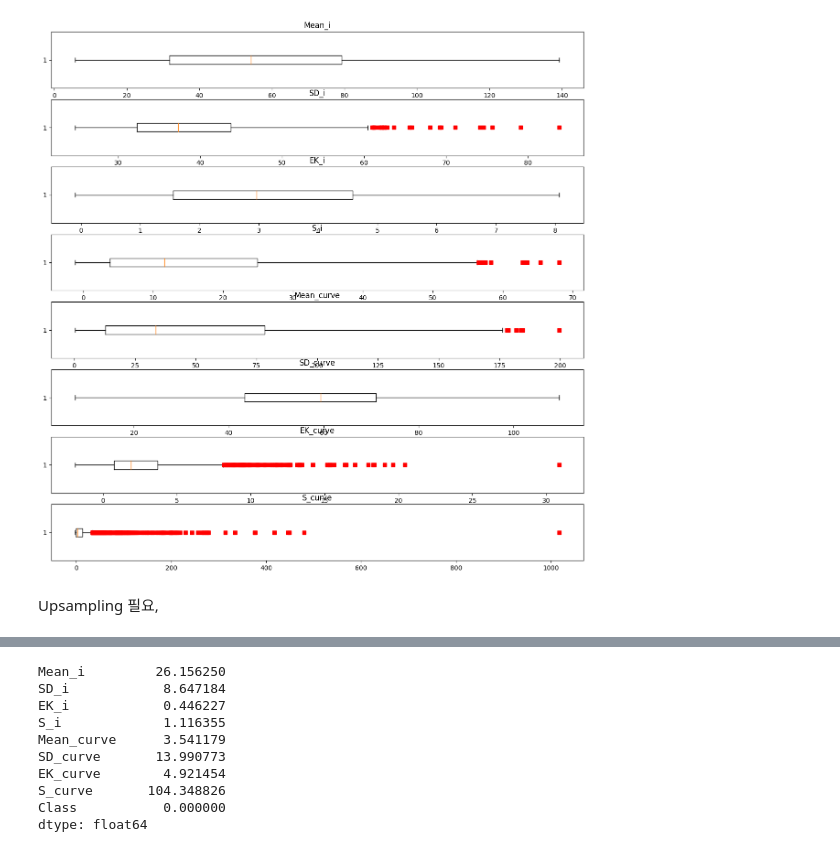
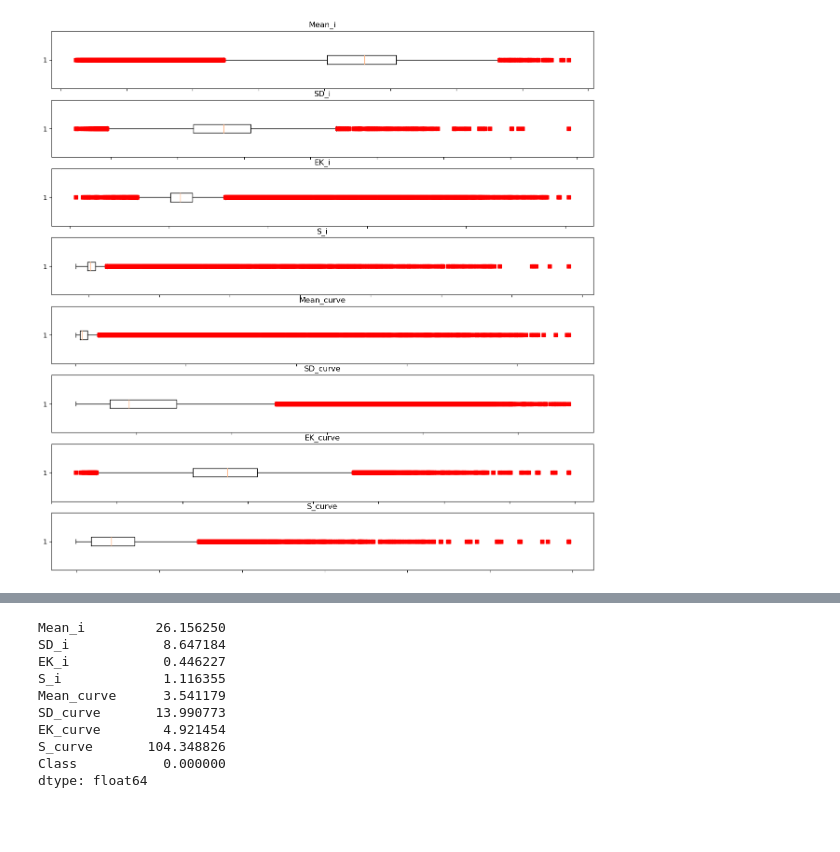
Before and after one commit to AI-18-6-10/Project1-practice, a Jupyter notebook: EDA/star_EDA.ipynb, the cells around one changed output, grey strips where cells are left out. Drawn from its saved outputs; the diff is of its cells as text; code cells hidden in the pictures; blank space fills up the shorter version.

```diff
--- a/EDA/star_EDA.ipynb
+++ b/EDA/star_EDA.ipynb
@@ -18,5 +67,5 @@ from sklearn.inspection import permutation_importance
 from sklearn.tree import DecisionTreeClassifier
 from xgboost import XGBClassifier
 
-
-bc_data = pd.read_csv('binary_classification_data.csv')
+path = '../binary_classification_data.csv'
+bc_data = pd.read_csv(path)
@@ -131,0 +159,12 @@ df.tail()
+# %%
+# 파이 차트 그리기
+df = bc_data.copy()
+display(df['Class'].value_counts())
+plt.figure(figsize=(6, 6))
+sns.set_palette("pastel")  # 색상 팔레트 지정
+df['Class'].value_counts().plot(kind='pie', autopct='%1.1f%%', startangle=140,
+                                      wedgeprops=dict(width=0.7, linewidth=3, edgecolor='white'),
+                                      labels=["not pulsar stars","pulsar stars"])
+plt.title('Star Target Types')
+plt.ylabel('')  # y축 라벨 제거
+plt.show()
@@ -132,14 +176,13 @@ df.tail()
 # %%
-df_1 = df[df['Class']==1]
+# 박스플롯을 통한 이상치 확인
 
 fig, axs = plt.subplots(8,1, figsize=(15, 15))
 
-columns = df_1.columns
+columns = df.columns
 
 for ax, title in zip(axs.ravel(),columns):
-  ax.boxplot(df_1[title],0,'rs',0)
+  ax.boxplot(df[title],0,'rs',0)
+  ax.axes.xaxis.set_ticklabels([])
   ax.set_title(title)
 # %% [output]
-[figure, old version]
+[figure, new version]
-# %% [markdown]
-Upsampling 필요,
```
Also changed, not shown: parts of 30 cells of this notebook.
